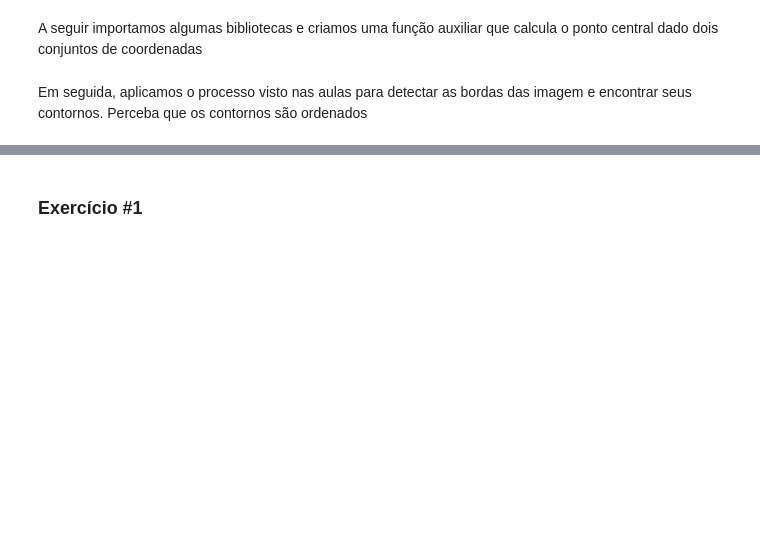
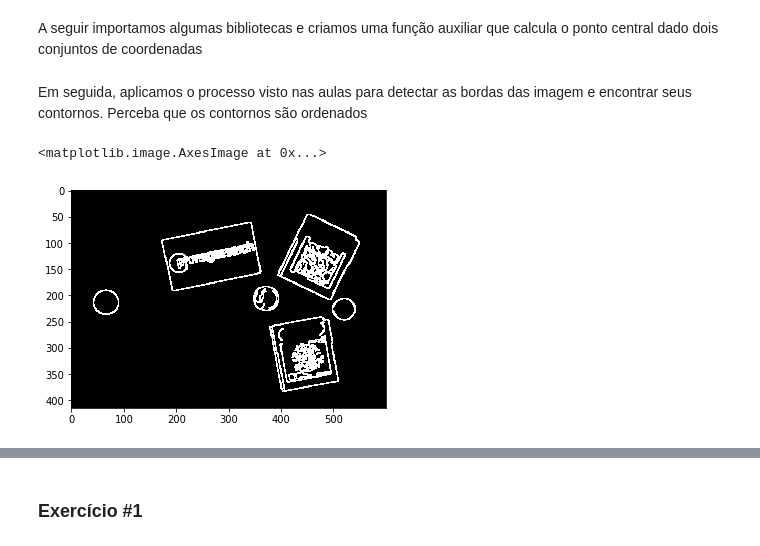
Before and after one commit to alfakini/university, a Jupyter notebook: digital-image-processing/extra_content.ipynb, the cells around one changed output, grey strips where cells are left out. Cells and saved outputs as stored; diff of their text form; code cells hidden in the pictures; blank space fills up the shorter version.

```diff
--- a/digital-image-processing/extra_content.ipynb
+++ b/digital-image-processing/extra_content.ipynb
@@ -101,14 +101,11 @@ Em seguida, aplicamos o processo visto nas aulas para detectar as bordas das ima
 # %%
 gray = cv2.cvtColor(image, cv2.COLOR_BGR2GRAY)
 gray = cv2.GaussianBlur(gray, (7, 7), 0)
 
 edged = cv2.Canny(gray, 50, 100)
 edged = cv2.dilate(edged, None, iterations=1)
-edged = cv2.erode(edged, None, iterations=1)
-
-cnts = cv2.findContours(edged.copy(), cv2.RETR_EXTERNAL,
-	cv2.CHAIN_APPROX_SIMPLE)
-cnts = imutils.grab_contours(cnts)
-
-(cnts, _) = contours.sort_contours(cnts)
-pixelsPerMetric = None
+# edged = cv2.erode(edged, None, iterations=1)
+plt.imshow(edged, cmap='gray')
+# %% [output]
+<matplotlib.image.AxesImage at 0x...>
+[figure, added]
```
Also changed, not shown: parts of 4 cells of this notebook.
